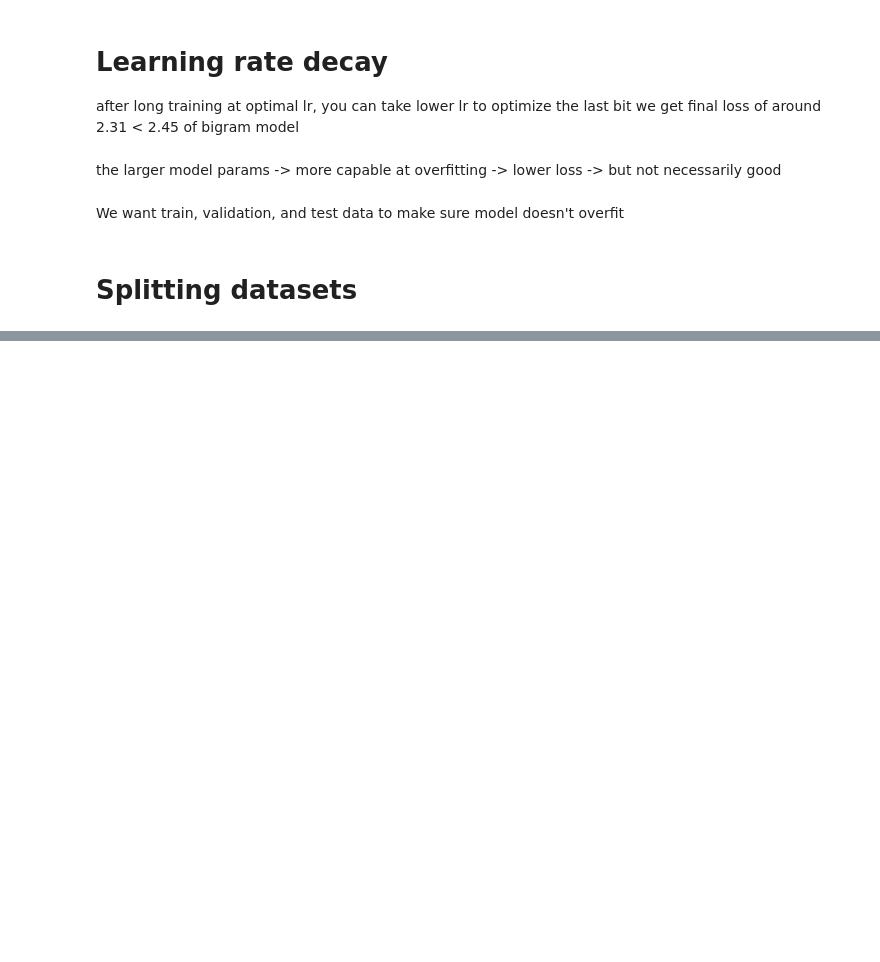
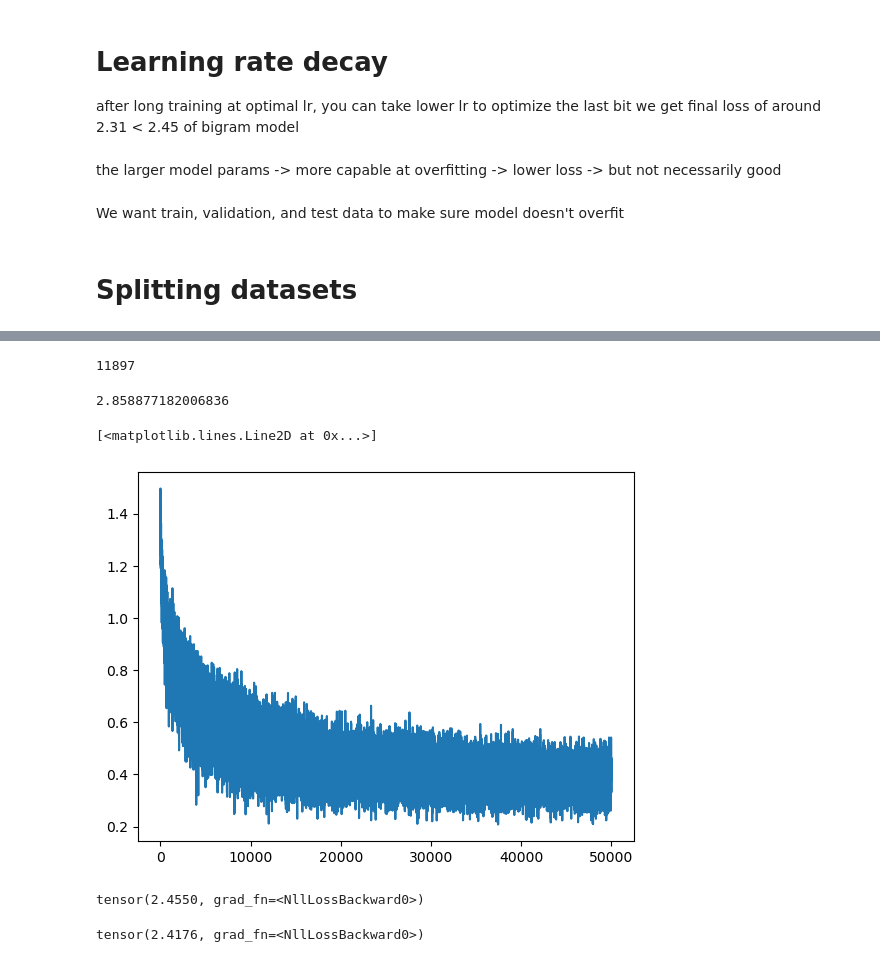
Before and after one commit to agjooms/makemore_recreate, a Jupyter notebook: mlp_model.ipynb, the cells around one changed output, grey strips where cells are left out. Drawn from its saved outputs; the diff is of its cells as text; code cells hidden in the pictures; blank space fills up the shorter version.

Commit message:
train test split & model tuning

```diff
--- a/mlp_model.ipynb
+++ b/mlp_model.ipynb
@@ -355,0 +401,7 @@ train_test_split = 0.9
+# %%
+sum(p.nelement() for p in parameters) # total parameters
+# %% [output]
+11897
+# %%
+for p in parameters:
+    p.requires_grad = True
@@ -355,0 +411,63 @@ train_test_split = 0.9
+# %%
+lri = []
+lrexp = []
+lossi = []
+
+stepi = []
+# %%
+for i in range(50000):
+
+    # minibatch construct
+    ix = torch.randint(0, Xtr.shape[0], (32,))
+
+    # forward pass
+    emb = C[Xtr[ix]] # (32, 3, 2) batch of 32 data points
+    h = torch.tanh(emb.view(-1, 30) @ W1 + b1)
+    logits = h @ W2 + b2
+    loss = F.cross_entropy(logits, Ytr[ix])
+    # print(loss.item())
+
+    # backward pass
+    for p in parameters:
+        p.grad = None # zero the gradients
+    loss.backward()
+
+    # lr = lrs[i]
+    lr = 0.01 # optimal lr
+    # lr = 1e-2 # learning rate decay after long training
+    for p in parameters:
+        p.data += -lr * p.grad
+
+    # track stats
+    # lri.append(lr)
+    # lrexp.append(lre[i])
+    lossi.append(loss.log10().item()) # change to log
+
+    stepi.append(i)
+
+print(loss.item())
+# %% [output]
+2.858877182006836
+# %%
+plt.plot(stepi, lossi)
+# %% [output]
+[<matplotlib.lines.Line2D at 0x...>]
+[figure, added]
+# %%
+# Evaluate on dev
+emb = C[Xdev] # (32, 3, 2) batch of 32 data points
+h = torch.tanh(emb.view(-1, 30) @ W1 + b1)
+logits = h @ W2 + b2
+loss = F.cross_entropy(logits, Ydev)
+loss
+# %% [output]
+tensor(2.4550, grad_fn=<NllLossBackward0>)
+# %%
+# Evaluate on training set
+emb = C[Xtr] # (32, 3, 2) batch of 32 data points
+h = torch.tanh(emb.view(-1, 30) @ W1 + b1)
+logits = h @ W2 + b2
+loss = F.cross_entropy(logits, Ytr)
+loss
+# %% [output]
+tensor(2.4176, grad_fn=<NllLossBackward0>)
```
Also changed, not shown: parts of 10 cells of this notebook.
